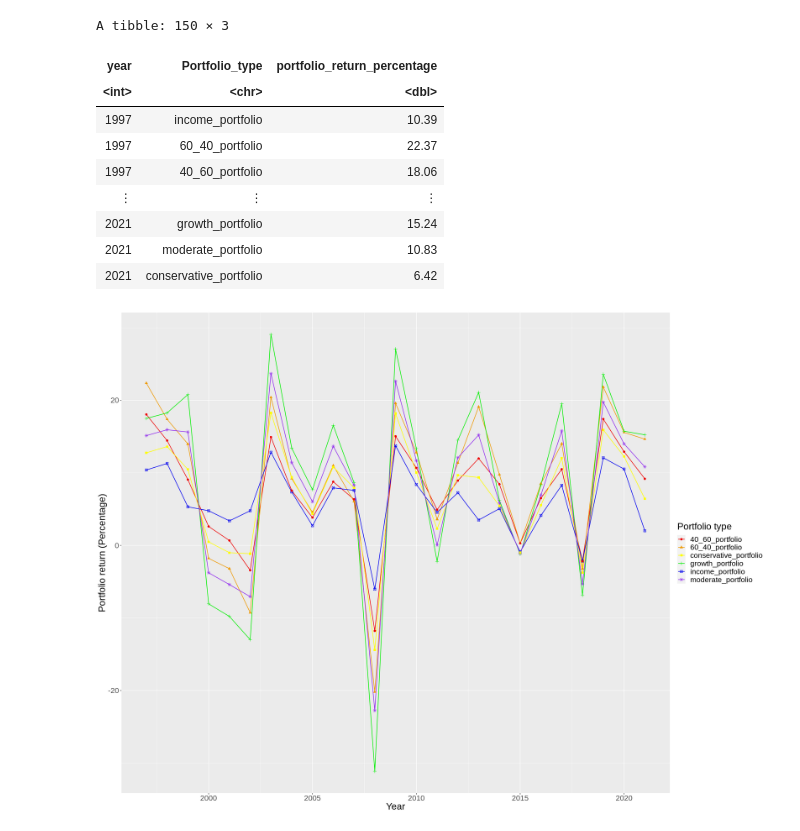
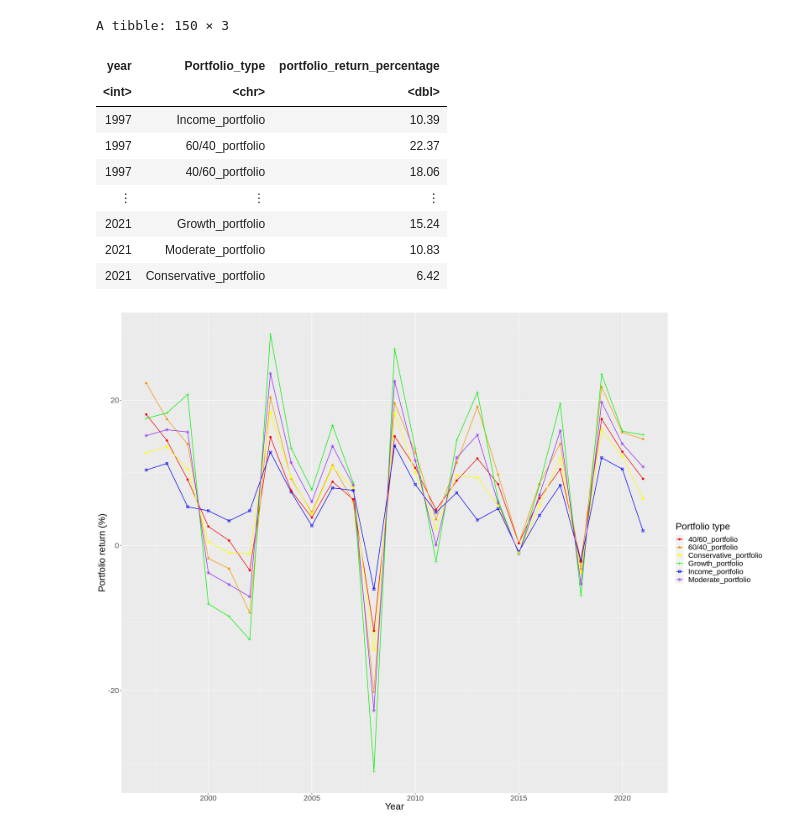
Before and after one commit to Arioniums/DSCI_100_125, a Jupyter notebook: Data Visulization.ipynb, the cells around one changed output. Saved outputs shown, nothing was run; the diff lists cells and outputs as text; code cells hidden in the pictures.

```diff
--- a/Data Visulization.ipynb
+++ b/Data Visulization.ipynb
@@ -5,6 +6,7 @@ library(tidyverse)
 library(repr)
 options(repr.matrix.max.rows = 6)
 # %%
+# Recall the data from the project proposal and only select for year and portfolios
 pf_data <- read.csv("all_data.csv") |>
         select(-annual_inflation,
                -real_gdp_growth_rate_percentage,
@@ -12,41 +14,51 @@ pf_data <- read.csv("all_data.csv") |>
                -max_portfolio_return_value,
                -max_portfolio_return_name)
 
-names(pf_data)[names(pf_data) == 'income_portfolio_return_percentage'] <- 'income_portfolio'
-names(pf_data)[names(pf_data) == 'X60.40_portfolio_return_percentage'] <- '60_40_portfolio'
-names(pf_data)[names(pf_data) == 'X40.60_portfolio_return_percentage'] <- '40_60_portfolio'
-names(pf_data)[names(pf_data) == 'growth_portfolio_return_percentage'] <- 'growth_portfolio'
-names(pf_data)[names(pf_data) == 'moderate_portfolio_return_percentage'] <- 'moderate_portfolio'
-names(pf_data)[names(pf_data) == 'conservative_portfolio_return_percentage'] <- 'conservative_portfolio'
+# Renamed all of the portfolio names to clean the titles
+names(pf_data)[names(pf_data) == 'income_portfolio_return_percentage'] <- 'Income_portfolio'
+names(pf_data)[names(pf_data) == 'X60.40_portfolio_return_percentage'] <- '60/40_portfolio'
+names(pf_data)[names(pf_data) == 'X40.60_portfolio_return_percentage'] <- '40/60_portfolio'
+names(pf_data)[names(pf_data) == 'growth_portfolio_return_percentage'] <- 'Growth_portfolio'
+names(pf_data)[names(pf_data) == 'moderate_portfolio_return_percentage'] <- 'Moderate_portfolio'
+names(pf_data)[names(pf_data) == 'conservative_portfolio_return_percentage'] <- 'Conservative_portfolio'
 
+# Pivot longer to tidy the data to our need: Visualization
 pf_data <- pf_data|>
-        pivot_longer(cols = income_portfolio:conservative_portfolio,
+        pivot_longer(cols = Income_portfolio:Conservative_portfolio,
                  names_to = "Portfolio_type",
                  values_to = "portfolio_return_percentage")
 
-
+# Check the product
 pf_data
 # %% [output]
 A tibble: 150 × 3
 | year | Portfolio_type | portfolio_return_percentage |
 | <int> | <chr> | <dbl> |
-| 1997 | income_portfolio | 10.39 |
-| 1997 | 60_40_portfolio | 22.37 |
-| 1997 | 40_60_portfolio | 18.06 |
+| 1997 | Income_portfolio | 10.39 |
+| 1997 | 60/40_portfolio | 22.37 |
+| 1997 | 40/60_portfolio | 18.06 |
 | ⋮ | ⋮ | ⋮ |
-| 2021 | growth_portfolio | 15.24 |
-| 2021 | moderate_portfolio | 10.83 |
-| 2021 | conservative_portfolio | 6.42 |
+| 2021 | Growth_portfolio | 15.24 |
+| 2021 | Moderate_portfolio | 10.83 |
+| 2021 | Conservative_portfolio | 6.42 |
 # %%
+# Set graph size
 options(repr.plot.width = 20, repr.plot.height = 15)
 
+# Create the graph with all of the portfolio return percentages
 pf_plot <- pf_data |>
         ggplot(aes(x = year, y = portfolio_return_percentage)) +
         geom_line(aes(color = Portfolio_type), lwd = 0.6) +
         scale_color_manual(values = c("red2", "orange2", "yellow", "green2", "blue2", "purple2")) +
         geom_point(aes(colour = Portfolio_type, shape = Portfolio_type), size = 2) +
-        labs(x = "Year", y = "Portfolio return (Percentage)", colour = "Portfolio type", shape = "Portfolio type") +
+        labs(x = "Year", y = "Portfolio return (%)", colour = "Portfolio type", shape = "Portfolio type") +
         theme(text = element_text(size=20))
+
+# Check the product
 pf_plot
+
+# Save the graph as PNG file
+ggsave(filename = "Portfolio.png", pf_plot,
+       width = 20, height = 15, dpi = 150, units = "in", device='png')
 # %% [output]
-[figure, old version]
+[figure, new version]
```
Also changed, not shown: parts of 1 cell of this notebook.
